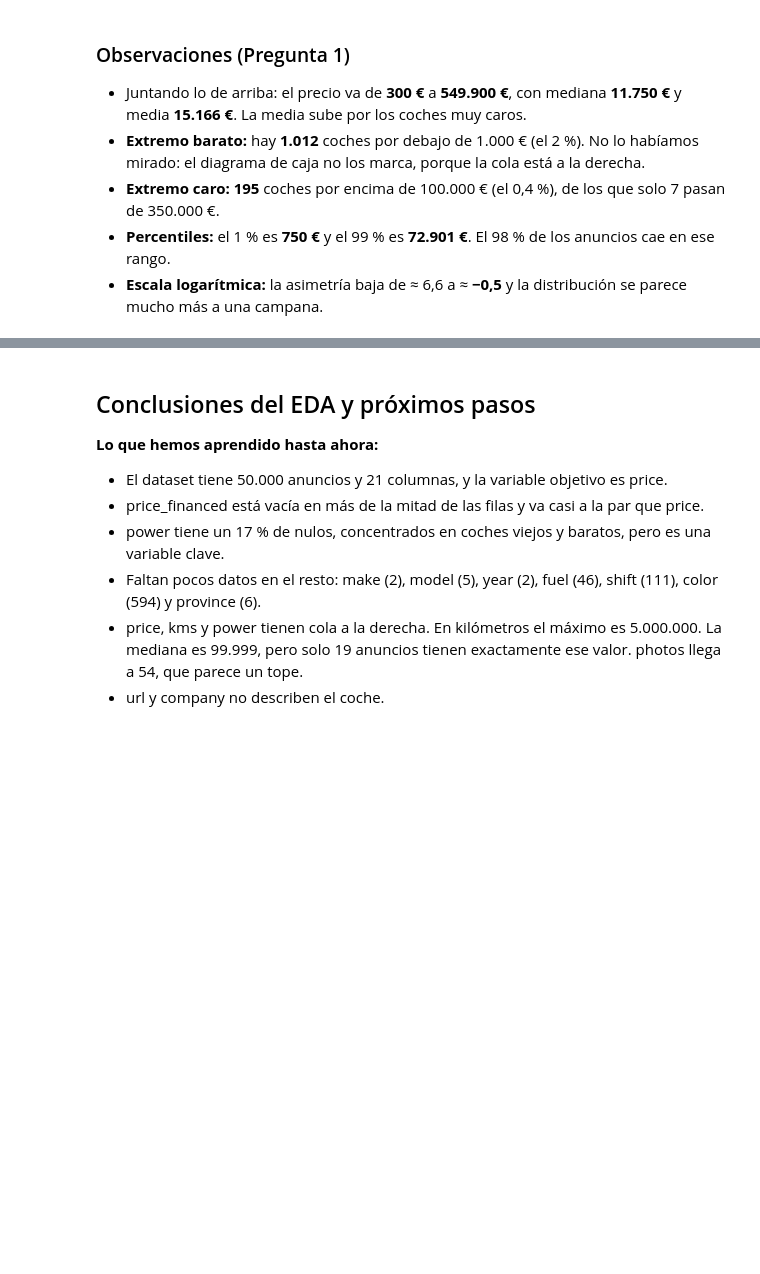
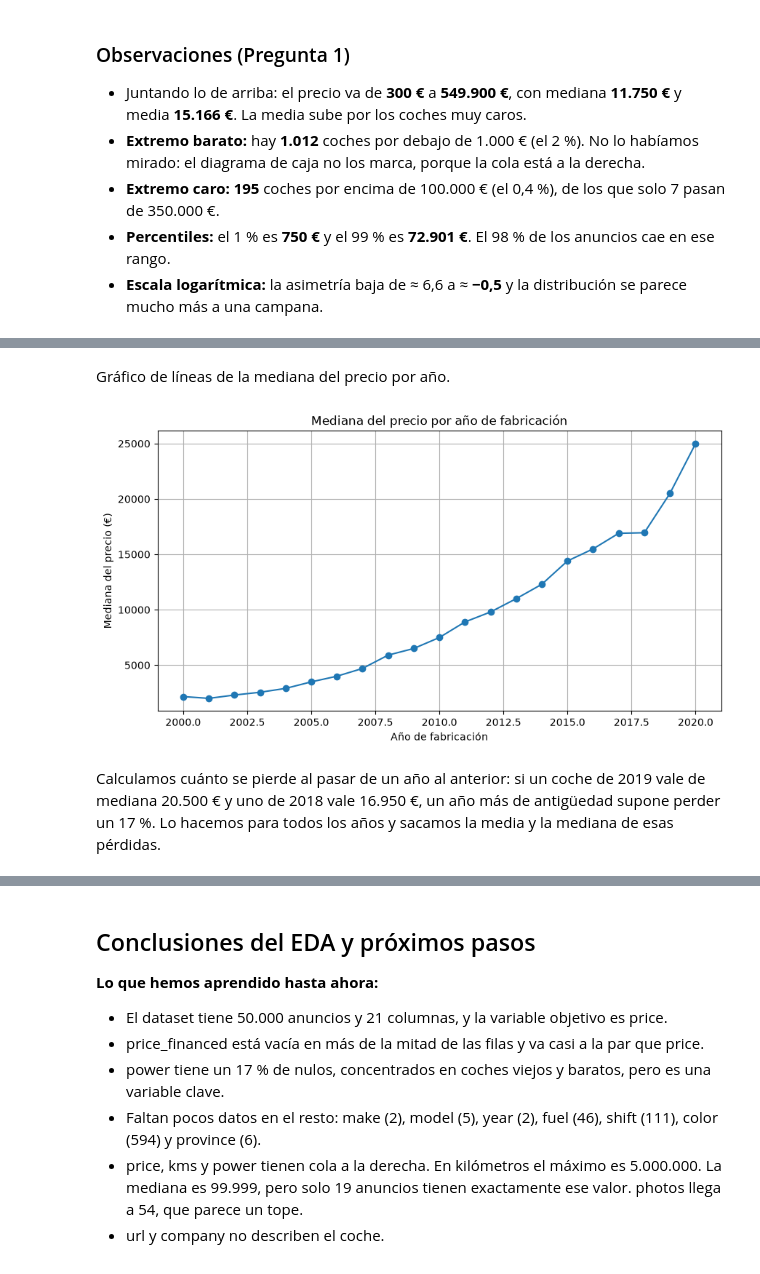
Before and after one commit to rusamen86/tfm-p1-precio-coches, a Jupyter notebook: notebooks/01_eda.ipynb, the cells around one changed output, grey strips where cells are left out. Drawn from its saved outputs; the diff is of its cells as text; code cells hidden in the pictures; blank space fills up the shorter version.

```diff
--- a/notebooks/01_eda.ipynb
+++ b/notebooks/01_eda.ipynb
@@ -315,0 +328,3 @@ Percentil 99: 72900.90000000018
+# %%
+df_p2 = df[(df['price'] >= 1000) & (df['price'] <= 100000)]
+df_p2.shape
@@ -315,0 +335,4 @@ Percentil 99: 72900.90000000018
+# %%
+df_p2_años = df_p2[(df_p2['year'] >= 2000) & (df_p2['year'] <= 2020)]
+mediana_año = df_p2_años.groupby('year')['price'].median()
+mediana_año
@@ -315,0 +379,14 @@ Percentil 99: 72900.90000000018
+# %% [markdown]
+Gráfico de líneas de la mediana del precio por año.
+# %%
+plt.figure(figsize=(10, 5))
+plt.plot(mediana_año.index, mediana_año.values, marker='o')
+plt.title('Mediana del precio por año de fabricación')
+plt.xlabel('Año de fabricación')
+plt.ylabel('Mediana del precio (€)')
+plt.grid(True)
+plt.show()
+# %% [output]
+[figure, added]
+# %% [markdown]
+Calculamos cuánto se pierde al pasar de un año al anterior: si un coche de 2019 vale de mediana 20.500 € y uno de 2018 vale 16.950 €, un año más de antigüedad supone perder un 17 %. Lo hacemos para todos los años y sacamos la media y la mediana de esas pérdidas.
```
Also changed, not shown: parts of 10 cells of this notebook.
